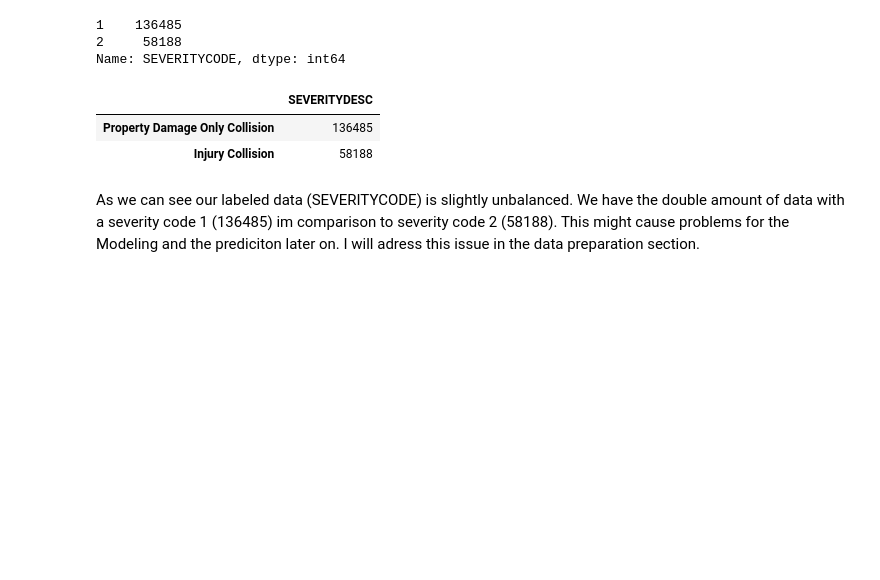
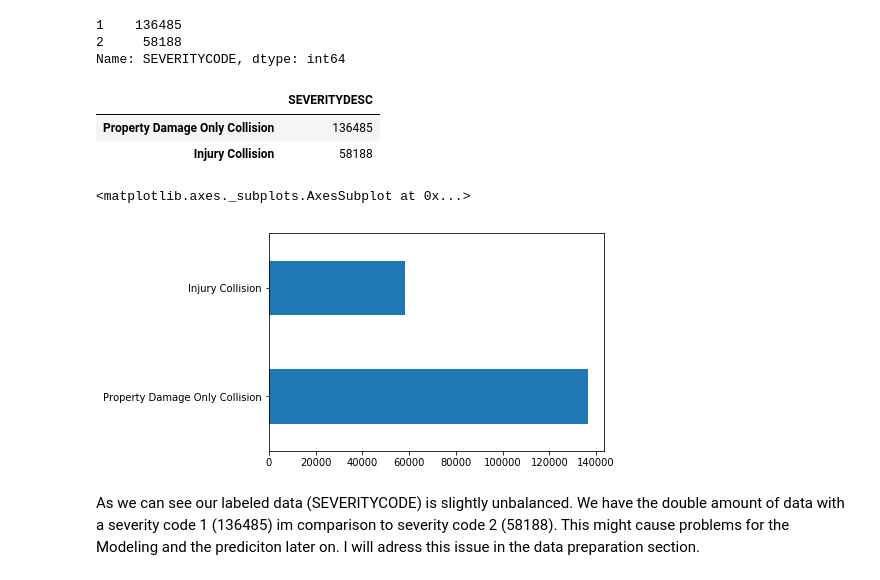
Before and after one commit to EliasJockheck/Coursera_Capstone, a Jupyter notebook: Coursera Capstone.ipynb, the cells around one changed output. Drawn from its saved outputs; the diff is of its cells as text; code cells hidden in the pictures; blank space fills up the shorter version.

```diff
--- a/Coursera Capstone.ipynb
+++ b/Coursera Capstone.ipynb
@@ -94,6 +94,11 @@ collisions['SEVERITYDESC'].value_counts().to_frame()
 |  | SEVERITYDESC |
 | Property Damage Only Collision | 136485 |
 | Injury Collision | 58188 |
+# %%
+collisions['SEVERITYDESC'].value_counts().plot(kind='barh')
+# %% [output]
+<matplotlib.axes._subplots.AxesSubplot at 0x...>
+[figure, added]
 # %% [markdown]
 As we can see our labeled data (SEVERITYCODE) is slightly unbalanced. We have the double amount of data with a severity code 1 (136485) im comparison to severity code 2 (58188). This might cause problems for the Modeling and the prediciton later on. I will adress this issue in the data preparation section.
 # %% [markdown]
```
Also changed, not shown: parts of 18 cells of this notebook.
